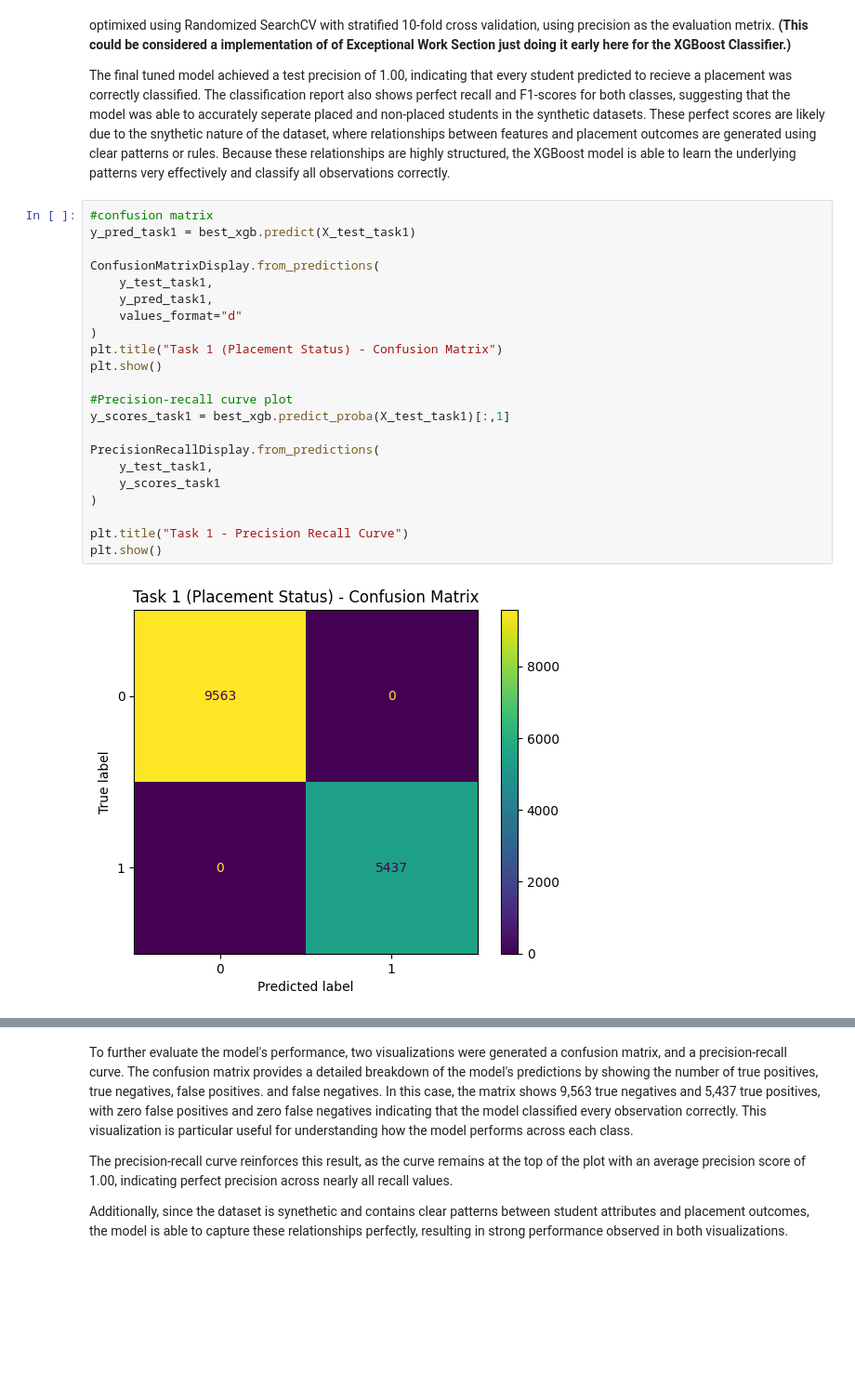
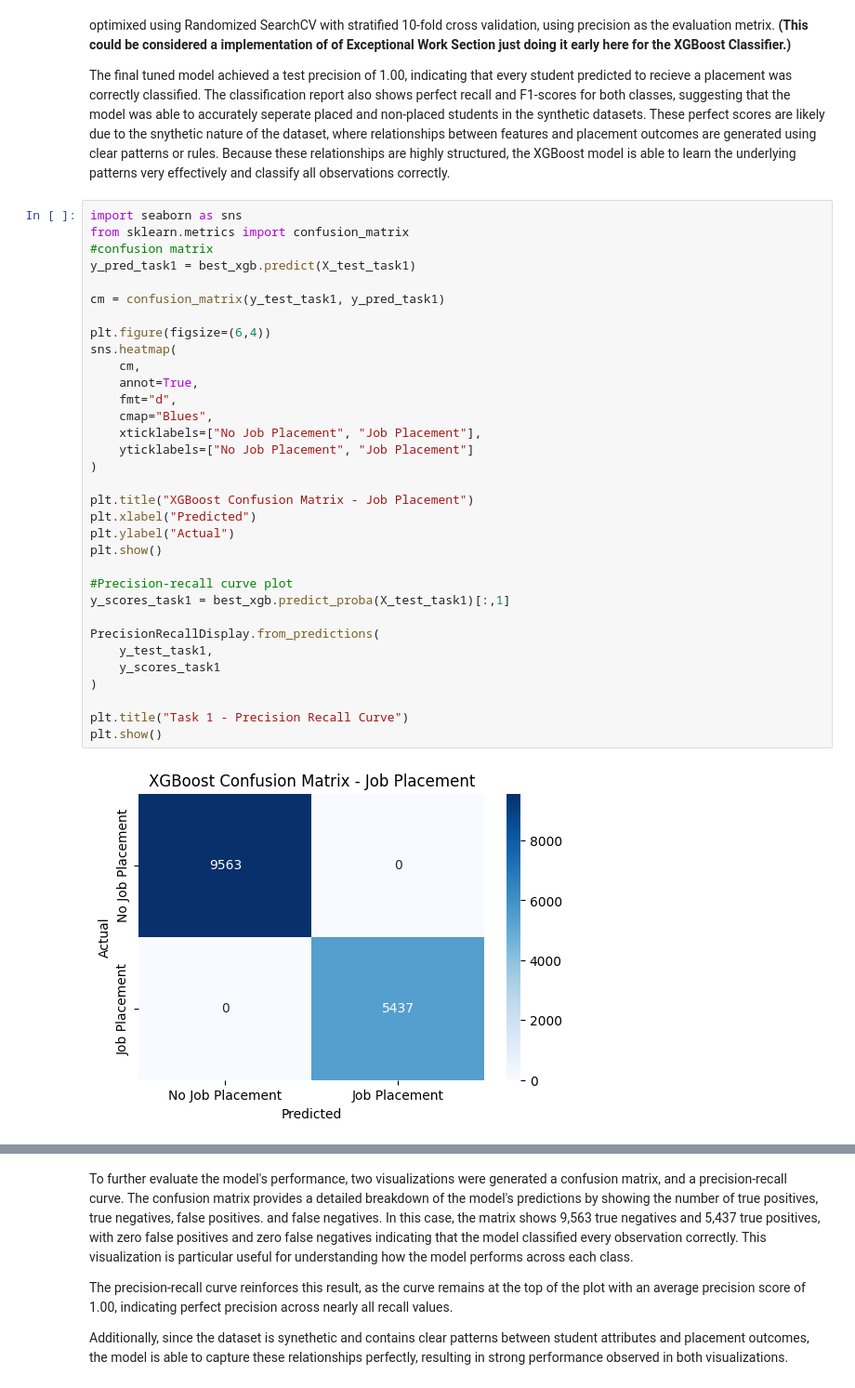
Before and after one commit to muskaanmahes/DS-7331-Term-Project, a Jupyter notebook: Lab_Two-Classification/LabTwo_Master.ipynb, the cells around one changed output, grey strips where cells are left out. Shown at 93% size. Cells and saved outputs as stored; diff of their text form; blank space fills up the shorter version.

```diff
--- a/Lab_Two-Classification/LabTwo_Master.ipynb
+++ b/Lab_Two-Classification/LabTwo_Master.ipynb
@@ -343,29 +343,40 @@ To model the first classification task, an XGBoost classifier was implmented. XG
 
 The final tuned model achieved a test precision of 1.00, indicating that every student predicted to recieve a placement was correctly classified. The classification report also shows perfect recall and F1-scores for both classes, suggesting that the model was able to accurately seperate placed and non-placed students in the synthetic datasets. These perfect scores are likely due to the snythetic nature of the dataset, where relationships between features and placement outcomes are generated using clear patterns or rules. Because these relationships are highly structured, the XGBoost model is able to learn the underlying patterns very effectively and classify all observations correctly.
 # %%
+import seaborn as sns
+from sklearn.metrics import confusion_matrix
 #confusion matrix
 y_pred_task1 = best_xgb.predict(X_test_task1)
 
-ConfusionMatrixDisplay.from_predictions(
-    y_test_task1,
-    y_pred_task1,
-    values_format="d"
+cm = confusion_matrix(y_test_task1, y_pred_task1)
+
+plt.figure(figsize=(6,4))
+sns.heatmap(
+    cm,
+    annot=True,
+    fmt="d",
+    cmap="Blues",
+    xticklabels=["No Job Placement", "Job Placement"],
+    yticklabels=["No Job Placement", "Job Placement"]
 )
-plt.title("Task 1 (Placement Status) - Confusion Matrix")
+
+plt.title("XGBoost Confusion Matrix - Job Placement")
+plt.xlabel("Predicted")
+plt.ylabel("Actual")
 plt.show()
 
 #Precision-recall curve plot
 y_scores_task1 = best_xgb.predict_proba(X_test_task1)[:,1]
 
 PrecisionRecallDisplay.from_predictions(
     y_test_task1,
     y_scores_task1
 )
 
 plt.title("Task 1 - Precision Recall Curve")
 plt.show()
 # %% [output]
-[figure, old version]
+[figure, new version]
 [figure]
 # %% [markdown]
 To further evaluate the model's performance, two visualizations were generated a confusion matrix, and a precision-recall curve. The confusion matrix provides a detailed breakdown of the model's predictions by showing the number of true positives, true negatives, false positives. and false negatives. In this case, the matrix shows 9,563 true negatives and 5,437 true positives, with zero false positives and zero false negatives indicating that the model classified every observation correctly. This visualization is particular useful for understanding how the model performs across each class.
```
Also changed, not shown: parts of 1 cell of this notebook.
